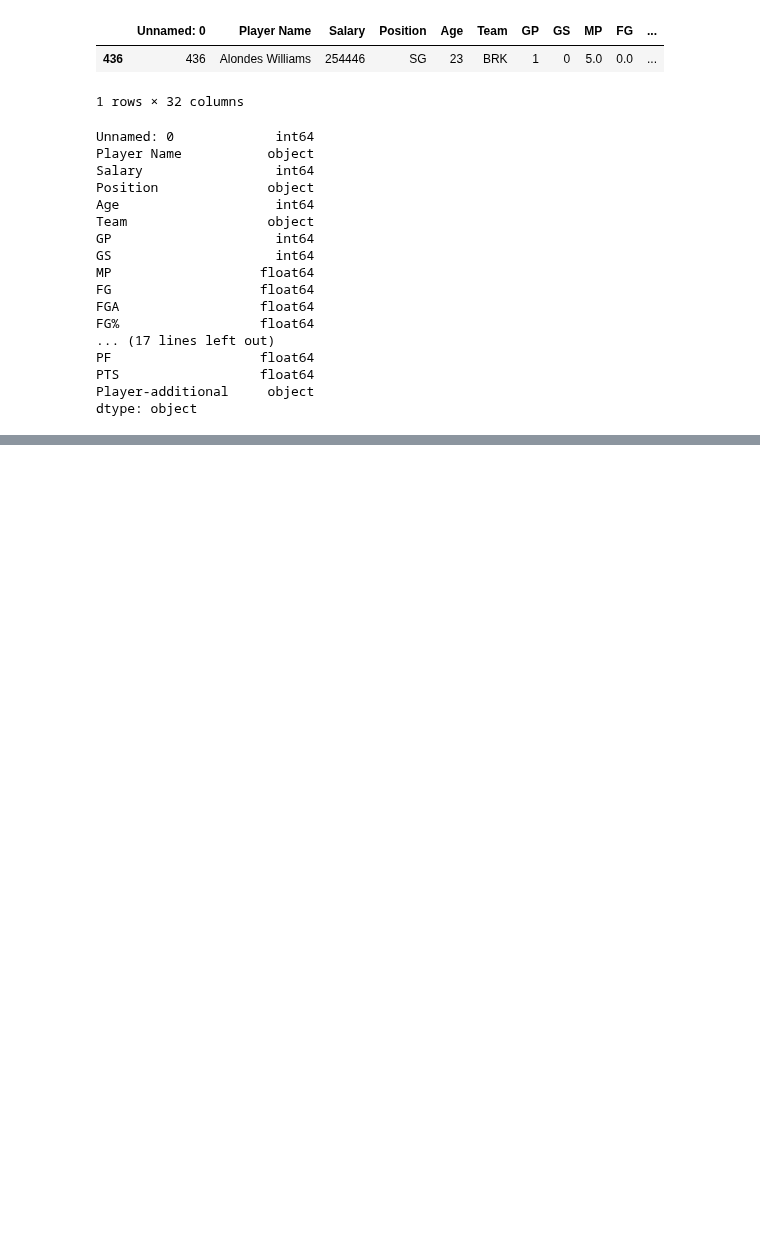
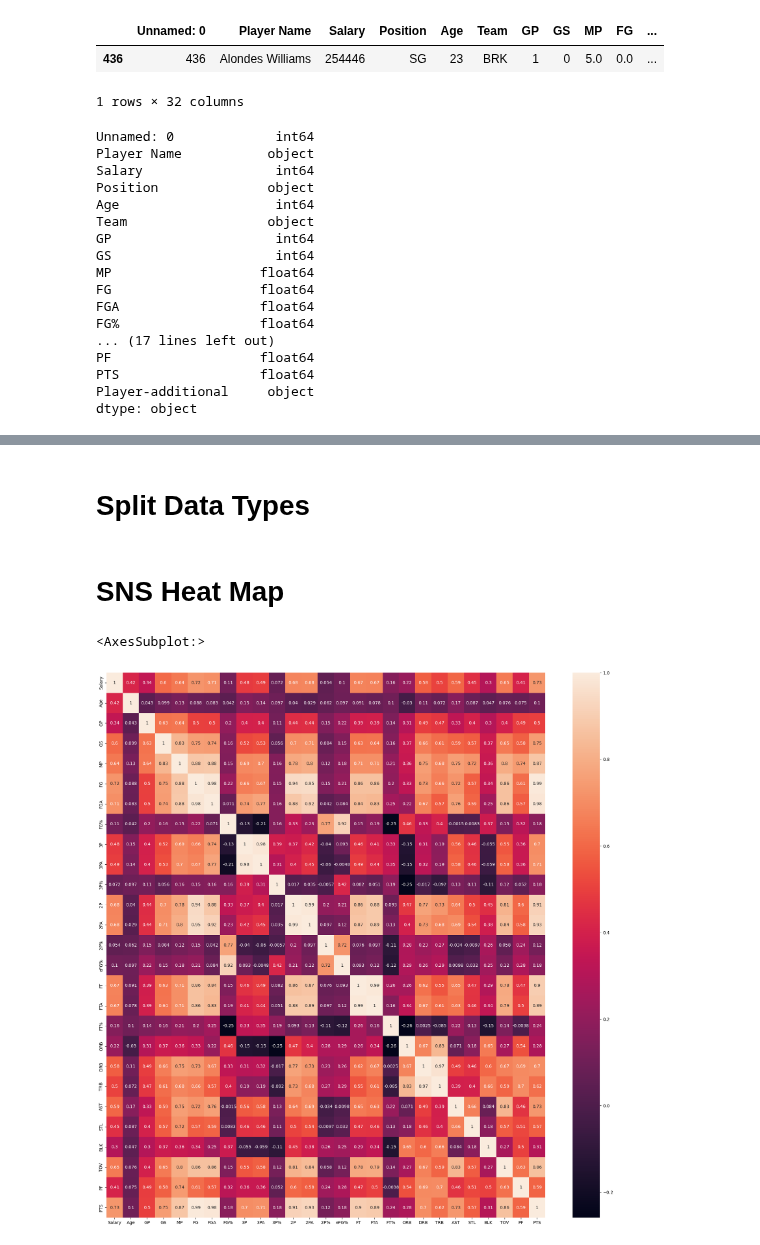
Before and after one commit to MaukanMir/NBA-Salary-Analysis, a Jupyter notebook: training.ipynb, the cells around one changed output, grey strips where cells are left out. Cells and saved outputs as stored; diff of their text form; code cells hidden in the pictures; blank space fills up the shorter version.

```diff
--- a/training.ipynb
+++ b/training.ipynb
@@ -185,3 +185,17 @@ player_salary.describe().T
 | PTS | 467.0 | 9.129979e+00 | 6.906006e+00 | 0.0 | 4.100000e+00 | 7.100000e+00 | 1.170000e+01 | 33.1 |
 # %%
 player_salary.drop("Unnamed: 0", axis=1, inplace=True)
+# %% [markdown]
+# Split Data Types
+# %%
+cat_features = player_salary.select_dtypes(include=["object"])
+int_features = player_salary.select_dtypes(include=["int64", "float64"])
+# %% [markdown]
+# SNS Heat Map
+# %%
+relations = int_features.corr()
+plt.figure(figsize=(23, 23))
+sns.heatmap(data=relations, annot=True)
+# %% [output]
+<AxesSubplot:>
+[figure, added]
```
Also changed, not shown: 1 other file.
